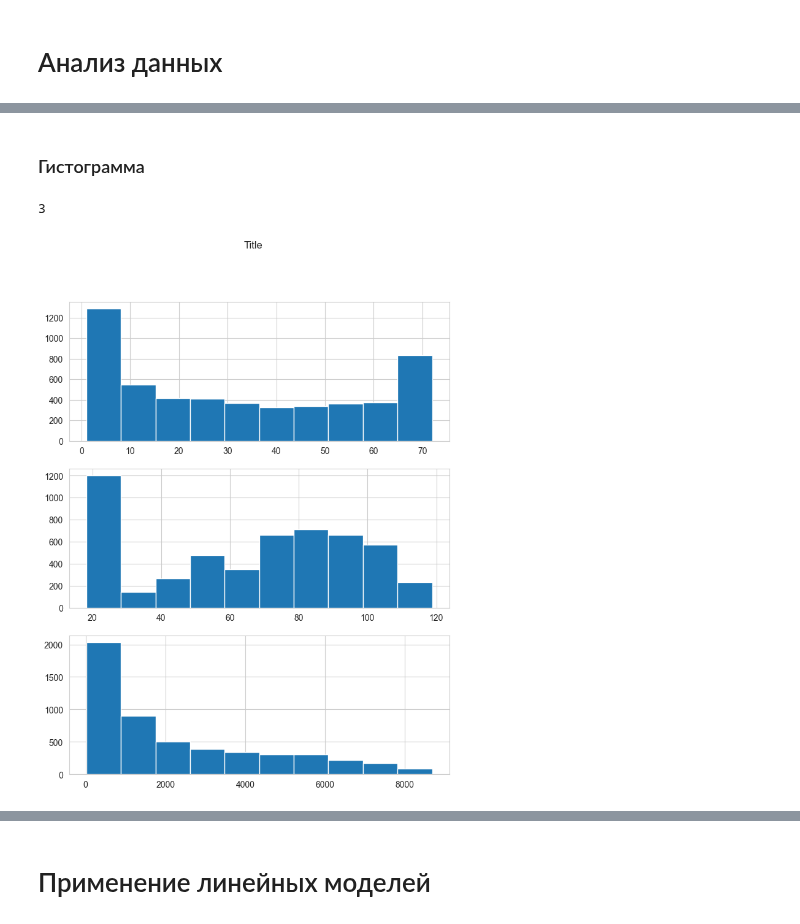
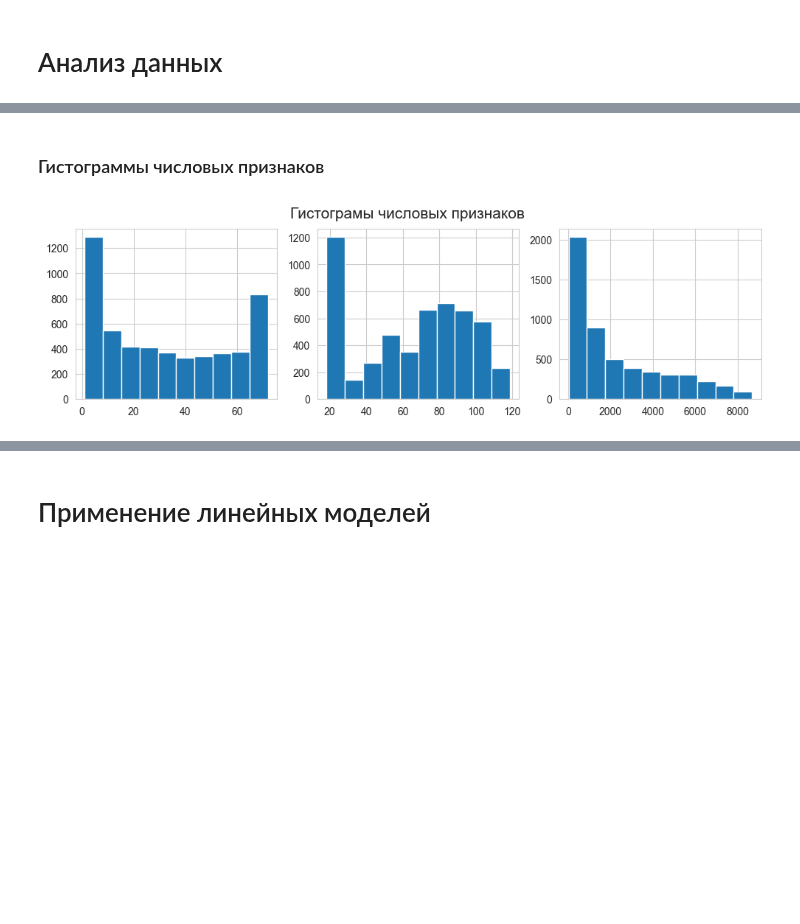
Before and after one commit to kudrmax/machine-learning, a Jupyter notebook: dls/dls-hw/dls-hw3/result.ipynb, the cells around one changed output, grey strips where cells are left out. Drawn from its saved outputs; the diff is of its cells as text; code cells hidden in the pictures; blank space fills up the shorter version.

```diff
--- a/dls/dls-hw/dls-hw3/result.ipynb
+++ b/dls/dls-hw/dls-hw3/result.ipynb
@@ -154,22 +144,15 @@ import seaborn as sns
-# %% [markdown]
-### Гистограмма
-# %%
-y = data['TotalSpent']
-# %%
-data[numerical_columns].shape[1]
-# %% [output]
-3
+# %% [markdown]
+### Гистограммы числовых признаков
 # %%
 n = data[numerical_columns].shape[1]
 
-fig, axes = plt.subplots(n, figsize=(8,10))
-fig.suptitle('Title')
+fig, axes = plt.subplots(1, n, figsize=(12, 3))
+fig.suptitle('Гистограмы числовых признаков', size=15)
 
 for i in range(n):
     y = data[numerical_columns[i]]
     ax = axes[i]
-
-    ax.hist(y)
+    ax.hist(y, 10)
     # ax.add_title('Title')
 # %% [output]
-[figure, old version]
+[figure, new version]
```
Also changed, not shown: parts of 10 cells of this notebook.
